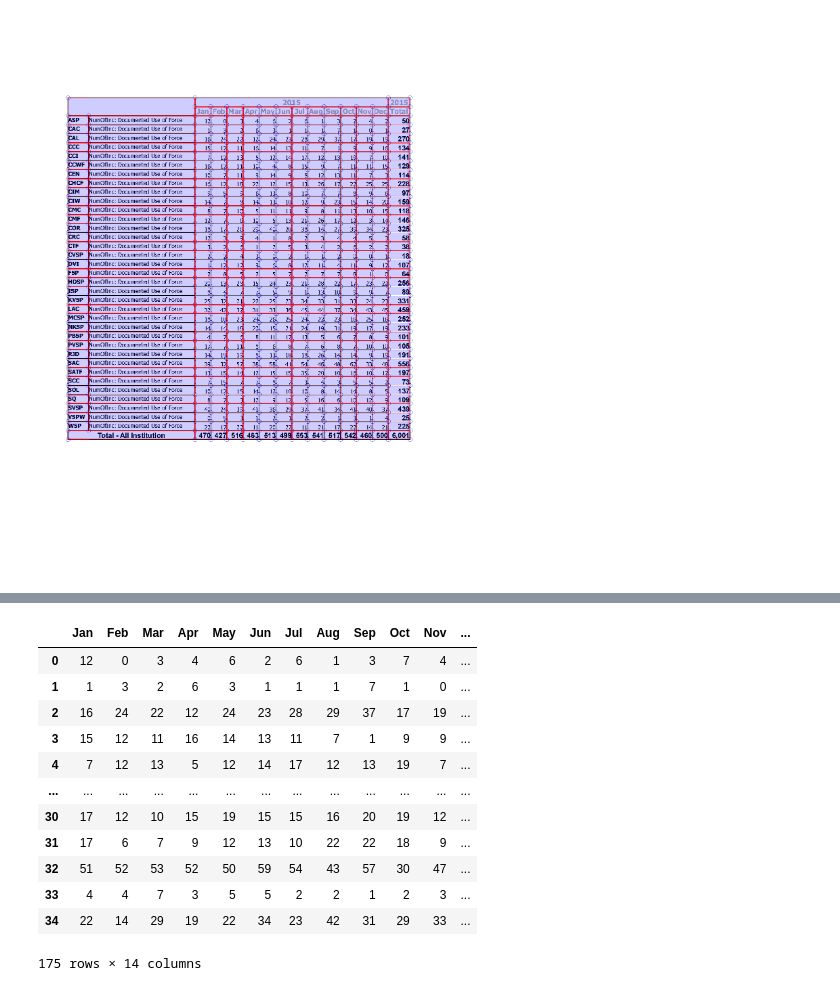
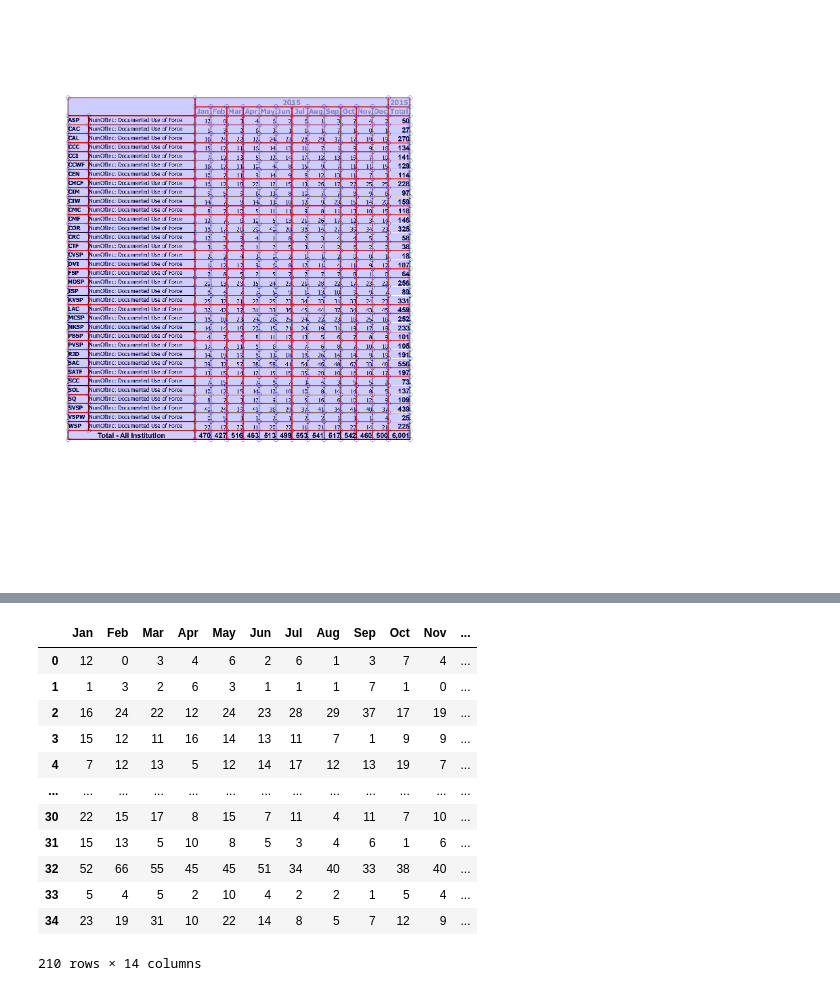
Before and after one commit to jrue/CDCR-Use-Of-Force-2009-2023, a Jupyter notebook: scrape-pdf-2015-2020-UOF.ipynb, the cells around one changed output, grey strips where cells are left out. Saved outputs shown, nothing was run; the diff lists cells and outputs as text; code cells hidden in the pictures.

```diff
--- a/scrape-pdf-2015-2019-UOF.ipynb
+++ b/scrape-pdf-2015-2020-UOF.ipynb
@@ -59,44 +39,45 @@ pdf_files = [
     '2016-UOF-COMPSTAT.pdf',
     '2017-UOF-COMPSTAT.pdf',
     '2018-UOF-COMPSTAT.pdf',
-    '2019-UOF-COMPSTAT.pdf'
+    '2019-UOF-COMPSTAT.pdf',
+    '2020-UOF-COMPSTAT.pdf'
 ]
 
 def parse_value(x):
     if x == "": return np.nan
     return x.replace(",", "").replace('\n',' ')
 
 def parse_row(row,year):
     row_builder = {columns[i + 2]:parse_value(cell) for i, cell in enumerate(row[2:14])}
     row_builder['Year'] = year
     row_builder['Institution'] = row[0]
     return row_builder
 
 for pdfs in pdf_files:
     pdf   = pdfplumber.open("pdfs-2015-to-2019 (UOF)/" + pdfs)
     page  = pdf.pages[0]
     table = page.extract_table()
     year  = table[0][2]
 
     data  = [ parse_row(row, year) for row in table[2:37] ]
 
     df = pd.concat([df, pd.DataFrame(data)], ignore_index=False)
 
 df
 # %% [output]
 |  | Jan | Feb | Mar | Apr | May | Jun | Jul | Aug | Sep | Oct | Nov | ... |
 | 0 | 12 | 0 | 3 | 4 | 6 | 2 | 6 | 1 | 3 | 7 | 4 | ... |
 | 1 | 1 | 3 | 2 | 6 | 3 | 1 | 1 | 1 | 7 | 1 | 0 | ... |
 | 2 | 16 | 24 | 22 | 12 | 24 | 23 | 28 | 29 | 37 | 17 | 19 | ... |
 | 3 | 15 | 12 | 11 | 16 | 14 | 13 | 11 | 7 | 1 | 9 | 9 | ... |
 | 4 | 7 | 12 | 13 | 5 | 12 | 14 | 17 | 12 | 13 | 19 | 7 | ... |
 | ... | ... | ... | ... | ... | ... | ... | ... | ... | ... | ... | ... | ... |
-| 30 | 17 | 12 | 10 | 15 | 19 | 15 | 15 | 16 | 20 | 19 | 12 | ... |
-| 31 | 17 | 6 | 7 | 9 | 12 | 13 | 10 | 22 | 22 | 18 | 9 | ... |
-| 32 | 51 | 52 | 53 | 52 | 50 | 59 | 54 | 43 | 57 | 30 | 47 | ... |
-| 33 | 4 | 4 | 7 | 3 | 5 | 5 | 2 | 2 | 1 | 2 | 3 | ... |
-| 34 | 22 | 14 | 29 | 19 | 22 | 34 | 23 | 42 | 31 | 29 | 33 | ... |
+| 30 | 22 | 15 | 17 | 8 | 15 | 7 | 11 | 4 | 11 | 7 | 10 | ... |
+| 31 | 15 | 13 | 5 | 10 | 8 | 5 | 3 | 4 | 6 | 1 | 6 | ... |
+| 32 | 52 | 66 | 55 | 45 | 45 | 51 | 34 | 40 | 33 | 38 | 40 | ... |
+| 33 | 5 | 4 | 5 | 2 | 10 | 4 | 2 | 2 | 1 | 5 | 4 | ... |
+| 34 | 23 | 19 | 31 | 10 | 22 | 14 | 8 | 5 | 7 | 12 | 9 | ... |
-175 rows × 14 columns
+210 rows × 14 columns
 # %%
 df_melted = df.melt(id_vars=['Institution', 'Year'], var_name='Month', value_name='Use of Force')
 df_melted
```
Also changed, not shown: parts of 3 cells of this notebook, 16 other files.
